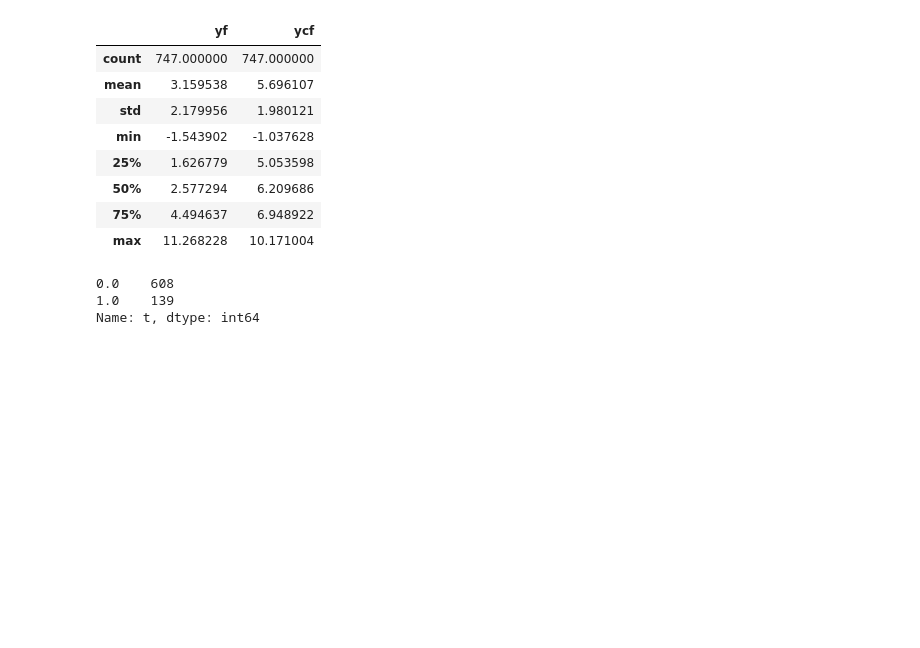
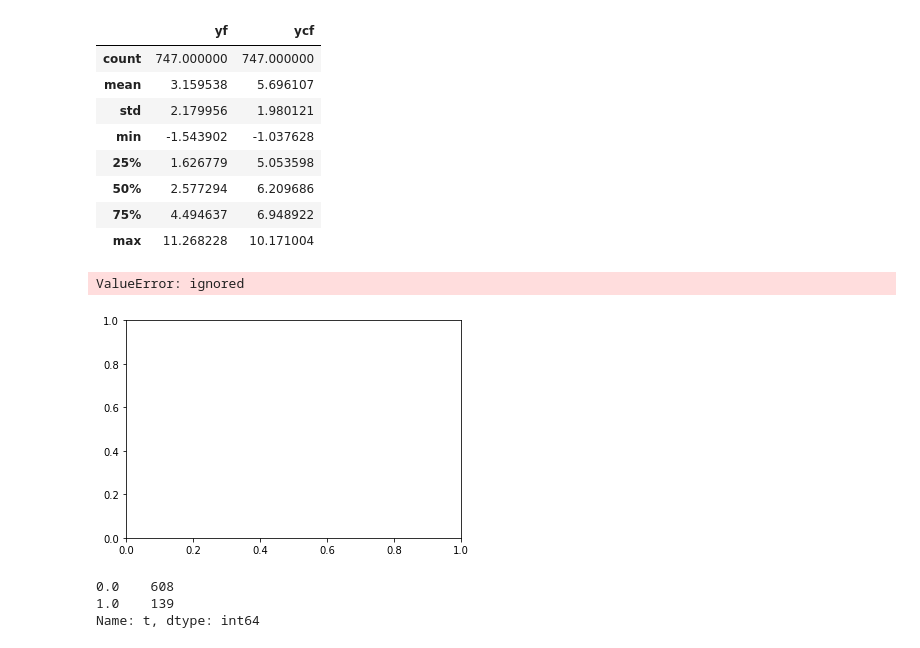
Before and after one commit to srigouri/CE888-CausalInference-Assignment2, a Jupyter notebook: 2101259_Causal_Inference.ipynb, the cells around one changed output. Saved outputs shown, nothing was run; the diff lists cells and outputs as text; code cells hidden in the pictures; blank space fills up the shorter version.

```diff
--- a/2101259_Causal_Inference.ipynb
+++ b/2101259_Causal_Inference.ipynb
@@ -129,3 +127,9 @@ confounders = ["x1", "x2", "x3", "x4"]
+# %%
+
+plt.boxplot(X,Y)
+# %% [output]
+ValueError: ignored
+[figure, added]
 # %%
 T.value_counts()
 # %% [output]
```
Also changed, not shown: parts of 3 cells of this notebook.
